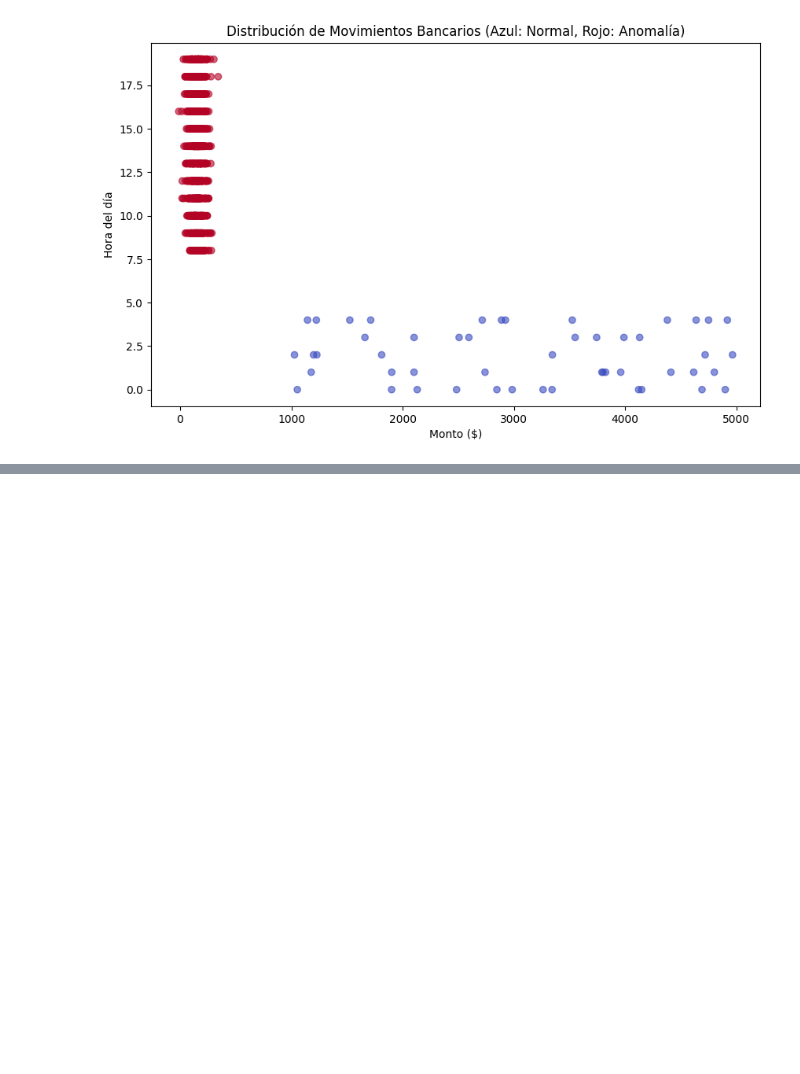
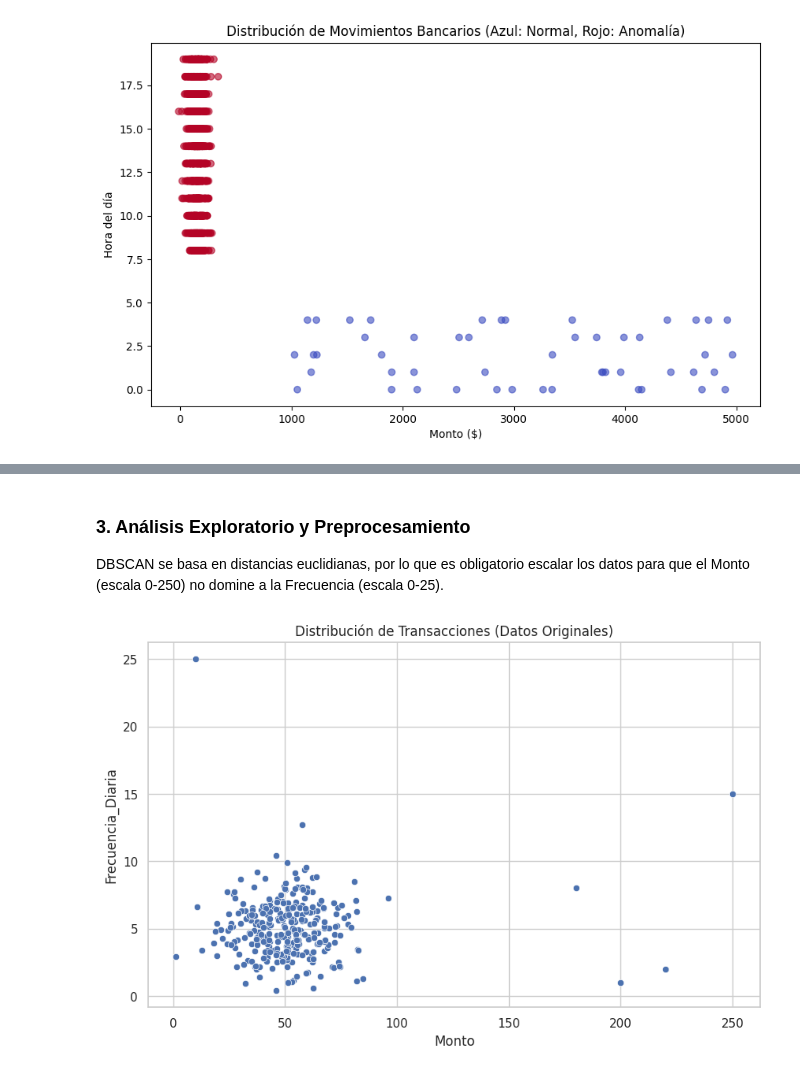
Before and after one commit to paranedagarcia/Cienciadedatos, a Jupyter notebook: 9.Casos/Deteccion de anomalias financieras.ipynb, the cells around one changed output, grey strips where cells are left out. Saved outputs shown, nothing was run; the diff lists cells and outputs as text; code cells hidden in the pictures; blank space fills up the shorter version.

```diff
--- a/9.Casos/Deteccion de anomalias financieras.ipynb
+++ b/9.Casos/Deteccion de anomalias financieras.ipynb
@@ -115,0 +119,12 @@ weighted avg       0.99      0.99      0.99       315
+# %%
+import numpy as np
+import pandas as pd
+import matplotlib.pyplot as plt
+import seaborn as sns
+from sklearn.cluster import DBSCAN
+from sklearn.preprocessing import StandardScaler
+from sklearn.neighbors import NearestNeighbors
+from sklearn.metrics import silhouette_score
+
+# Configuración estética
+sns.set_theme(style="whitegrid")
@@ -115,0 +134,20 @@ weighted avg       0.99      0.99      0.99       315
+# %%
+# Generar datos normales (usuarios legítimos)
+np.random.seed(42)
+normal_data = np.random.normal(loc=[50, 5], scale=[15, 2], size=(300, 2))
+
+# Generar anomalías (ej: montos muy altos o frecuencias inusuales)
+anomalies = np.array([
+    [200, 1],   # Monto muy alto, poca frecuencia
+    [250, 15],  # Monto altísimo, frecuencia altísima (posible bot/ataque)
+    [10, 25],   # Monto bajo, pero frecuencia extremadamente alta
+    [180, 8],
+    [220, 2]
+])
+
+# Combinar en un DataFrame
+data = np.vstack([normal_data, anomalies])
+df = pd.DataFrame(data, columns=['Monto', 'Frecuencia_Diaria'])
+
+print(f"Total de registros: {len(df)}")
+df.head()
@@ -115,0 +162,15 @@ weighted avg       0.99      0.99      0.99       315
+# %% [markdown]
+### 3. Análisis Exploratorio y Preprocesamiento
+DBSCAN se basa en distancias euclidianas, por lo que es obligatorio escalar los datos para que el Monto (escala 0-250) no domine a la Frecuencia (escala 0-25).
+# %%
+# Escalado de datos
+scaler = StandardScaler()
+X_scaled = scaler.fit_transform(df)
+
+# Visualización inicial
+plt.figure(figsize=(10, 6))
+sns.scatterplot(x=df['Monto'], y=df['Frecuencia_Diaria'])
+plt.title("Distribución de Transacciones (Datos Originales)")
+plt.show()
+# %% [output]
+[figure, added]
```
Also changed, not shown: parts of 11 cells of this notebook, 2 other files.
